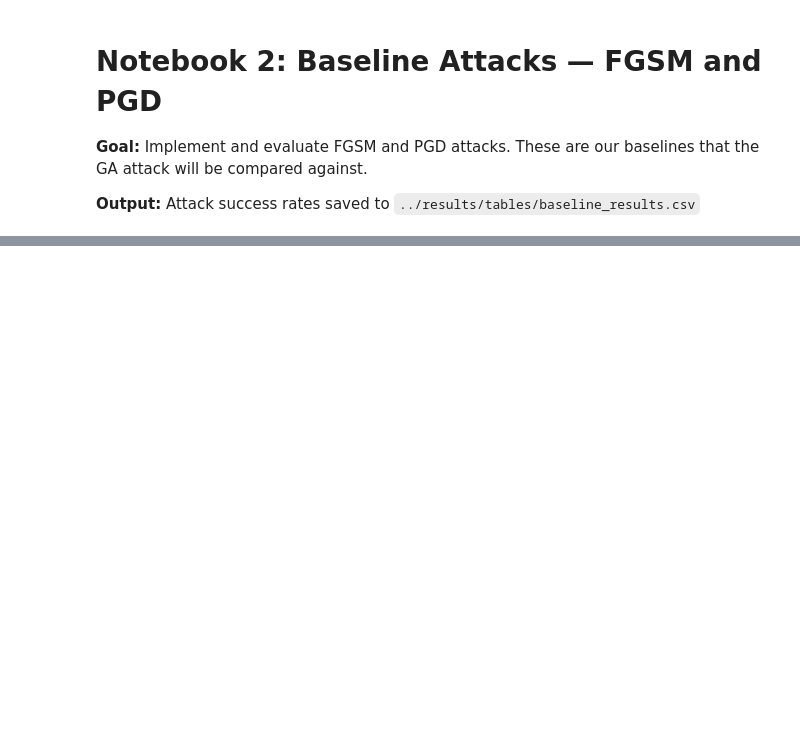
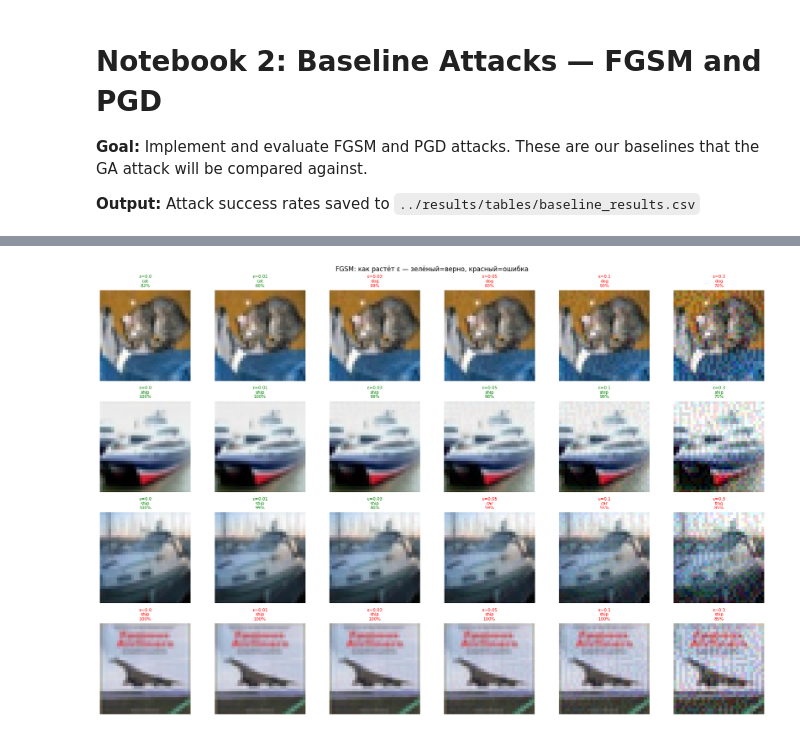
Before and after one commit to d1nt4s/adversarial-ga-attack, a Jupyter notebook: notebooks/02_baseline_attacks.ipynb, the cells around one changed output, grey strips where cells are left out. Drawn from its saved outputs; the diff is of its cells as text; code cells hidden in the pictures; blank space fills up the shorter version.

```diff
--- a/notebooks/02_baseline_attacks.ipynb
+++ b/notebooks/02_baseline_attacks.ipynb
@@ -90,0 +190,19 @@ plt.show()
+# %%
+epsilons = [0.0, 0.01, 0.02, 0.03, 0.05, 0.1, 0.2]
+
+print(f"{'ε':<6} {'Предсказание':<12} {'Уверенность':>12}  {'Правильно?'}")
+print("-" * 50)
+
+for eps in epsilons:
+    if eps == 0.0:
+        img = image
+    else:
+        img = fgsm_attack(model, image, label_tensor, epsilon=eps)
+
+    with torch.no_grad():
+        logits = model(img)
+        probs  = torch.softmax(logits, dim=1)
+        conf, pred = probs.max(dim=1)
+
+    correct = "✓" if pred.item() == label else "✗"
+    print(f"{eps:<6} {classes[pred.item()]:<12} {conf.item()*100:>10.1f}%  {correct}")
@@ -90,0 +219,75 @@ plt.show()
+# %%
+# image diffrents with different epsilon!
+
+import torch
+import torchvision
+import torchvision.transforms as transforms
+import matplotlib.pyplot as plt
+import numpy as np
+import sys
+sys.path.append('../')
+
+from src.model import CNN
+from src.attacks import fgsm_attack
+
+device = torch.device('cpu')
+model = CNN().to(device)
+model.load_state_dict(torch.load('../results/model.pth', map_location=device))
+model.eval()
+
+transform = transforms.Compose([
+    transforms.ToTensor(),
+    transforms.Normalize((0.4914, 0.4822, 0.4465), (0.2023, 0.1994, 0.2010))
+])
+testset = torchvision.datasets.CIFAR10(root='../data', train=False, download=False,
+transform=transform)
+classes = ('plane','car','bird','cat','deer','dog','frog','horse','ship','truck')
+
+def denorm(tensor):
+    mean = torch.tensor([0.4914, 0.4822, 0.4465]).view(3,1,1)
+    std  = torch.tensor([0.2023, 0.1994, 0.2010]).view(3,1,1)
+    return (tensor.squeeze(0).cpu() * std + mean).clamp(0,1).permute(1,2,0).numpy()
+
+# Берём 4 разные картинки
+indices = [0, 1, 2, 3]
+epsilons = [0.0, 0.01, 0.03, 0.05, 0.1, 0.3]
+
+fig, axes = plt.subplots(len(indices), len(epsilons), figsize=(18, 12))
+
+for row, idx in enumerate(indices):
+    image, label = testset[idx]
+    image = image.unsqueeze(0).to(device)
+    label_tensor = torch.tensor([label]).to(device)
+
+    for col, eps in enumerate(epsilons):
+        if eps == 0.0:
+            img = image
+        else:
+            img = fgsm_attack(model, image, label_tensor, epsilon=eps)
+
+        with torch.no_grad():
+            logits = model(img)
+            probs  = torch.softmax(logits, dim=1)
+            conf, pred = probs.max(dim=1)
+
+        vis = denorm(img)
+        axes[row][col].imshow(vis)
+        axes[row][col].axis('off')
+
+        correct = classes[pred.item()] == classes[label]
+        color = 'green' if correct else 'red'
+        axes[row][col].set_title(
+            f'ε={eps}\n{classes[pred.item()]}\n{conf.item()*100:.0f}%',
+            fontsize=8, color=color
+        )
+
+        # подпись строки — оригинальный класс
+        if col == 0:
+            axes[row][col].set_ylabel(f'GT: {classes[label]}', fontsize=9)
+
+plt.suptitle('FGSM: как растёт ε — зелёный=верно, красный=ошибка', fontsize=12)
+plt.tight_layout()
+plt.savefig('../results/figures/fgsm_epsilon_grid.png', dpi=150)
+plt.show()
+# %% [output]
+[figure, added]
```
Also changed, not shown: parts of 9 cells of this notebook, 1 other file.
